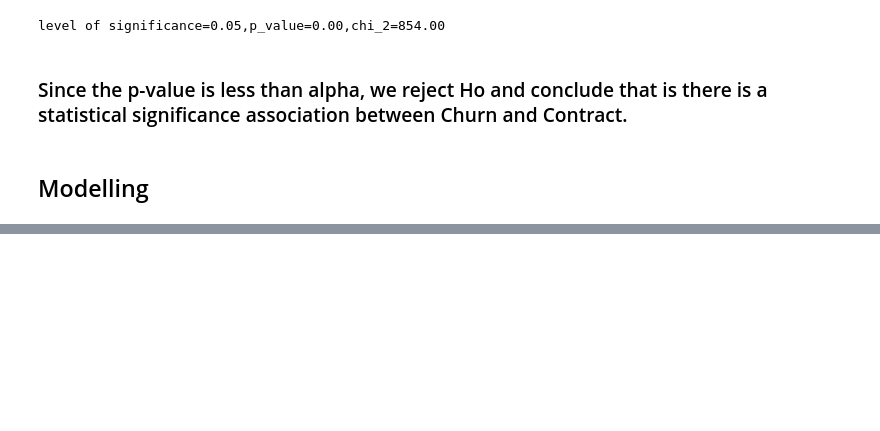
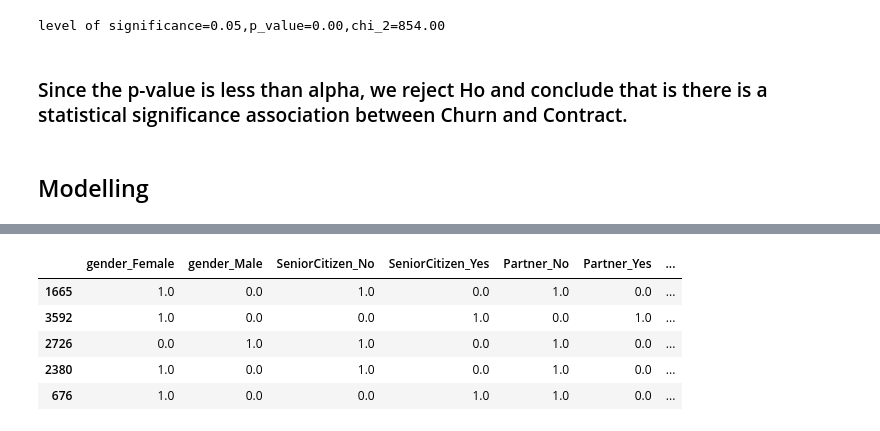
Before and after one commit to phinmaiyo/Telco-Churn-Analysis, a Jupyter notebook: Telco_Churn.ipynb, the cells around one changed output, grey strips where cells are left out. Drawn from its saved outputs; the diff is of its cells as text; code cells hidden in the pictures; blank space fills up the shorter version.

```diff
--- a/Telco_Churn.ipynb
+++ b/Telco_Churn.ipynb
@@ -1329,0 +1670,15 @@ level of significance=0.05,p_value=0.00,chi_2=854.00
+# %%
+# transform the evaluation set to an array and convert to DataFrame
+tcat_X_eval = pd.DataFrame(enc.transform(cat_X_eval).toarray(), index= cat_X_eval.index, columns=enc.get_feature_names_out(['gender', 'SeniorCitizen', 'Partner', 'Dependents', 'PhoneService',
+       'MultipleLines', 'InternetService', 'OnlineSecurity', 'OnlineBackup',
+       'DeviceProtection', 'TechSupport', 'StreamingTV', 'StreamingMovies',
+       'Contract', 'PaperlessBilling', 'PaymentMethod']))
+# %%
+tcat_X_eval.head()
+# %% [output]
+|  | gender_Female | gender_Male | SeniorCitizen_No | SeniorCitizen_Yes | Partner_No | Partner_Yes | ... |
+| 1665 | 1.0 | 0.0 | 1.0 | 0.0 | 1.0 | 0.0 | ... |
+| 3592 | 1.0 | 0.0 | 0.0 | 1.0 | 0.0 | 1.0 | ... |
+| 2726 | 0.0 | 1.0 | 1.0 | 0.0 | 1.0 | 0.0 | ... |
+| 2380 | 1.0 | 0.0 | 1.0 | 0.0 | 1.0 | 0.0 | ... |
+| 676 | 1.0 | 0.0 | 0.0 | 1.0 | 1.0 | 0.0 | ... |
```
Also changed, not shown: parts of 52 cells of this notebook, 1 other file.
